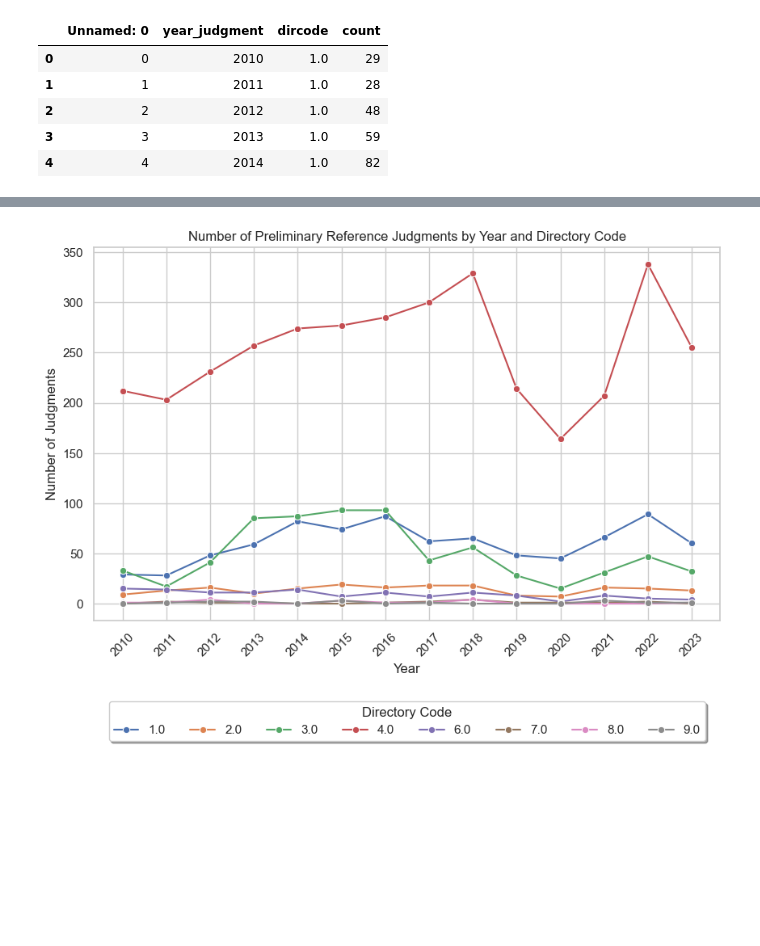
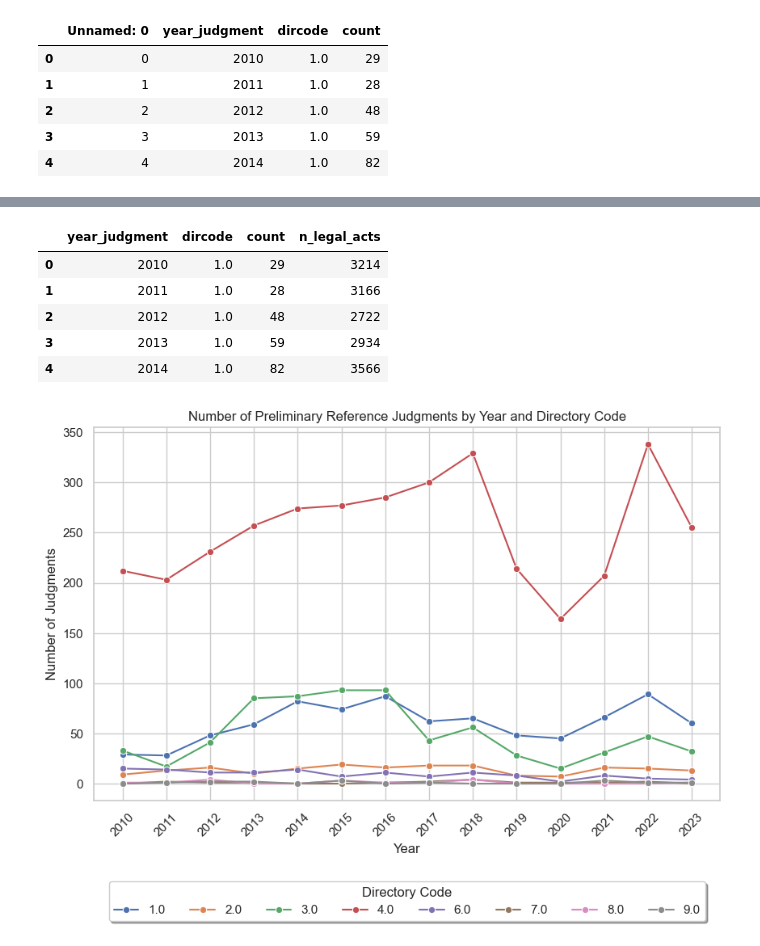
Before and after one commit to davidhilpert/case_law_trends, a Jupyter notebook: trends_analyze_v01.ipynb, the cells around one changed output, grey strips where cells are left out. Cells and saved outputs as stored; diff of their text form; code cells hidden in the pictures; blank space fills up the shorter version.

```diff
--- a/trends_analyze_v01.ipynb
+++ b/trends_analyze_v01.ipynb
@@ -63,3 +61,17 @@ trend_df_sort.head()
+# %%
+trend_df_sort["year_judgment"] = trend_df_sort["year_judgment"].astype(int)
+df_trends_legalacts.index = df_trends_legalacts.index.astype(int)
+trend_df_sort = pd.merge(trend_df_sort, df_trends_legalacts, how = "left", left_on = "year_judgment", right_index = True)
+trend_df_sort = trend_df_sort.rename({"count_x": "count", "count_y": "n_legal_acts"}, axis="columns" )
+trend_df_sort = trend_df_sort[["year_judgment","dircode","count","n_legal_acts"]]
+trend_df_sort.head()
+# %% [output]
+|  | year_judgment | dircode | count | n_legal_acts |
+| 0 | 2010 | 1.0 | 29 | 3214 |
+| 1 | 2011 | 1.0 | 28 | 3166 |
+| 2 | 2012 | 1.0 | 48 | 2722 |
+| 3 | 2013 | 1.0 | 59 | 2934 |
+| 4 | 2014 | 1.0 | 82 | 3566 |
 # %%
 # plot case law trends by dircode
 
```
Also changed, not shown: parts of 9 cells of this notebook, 1 other file.
